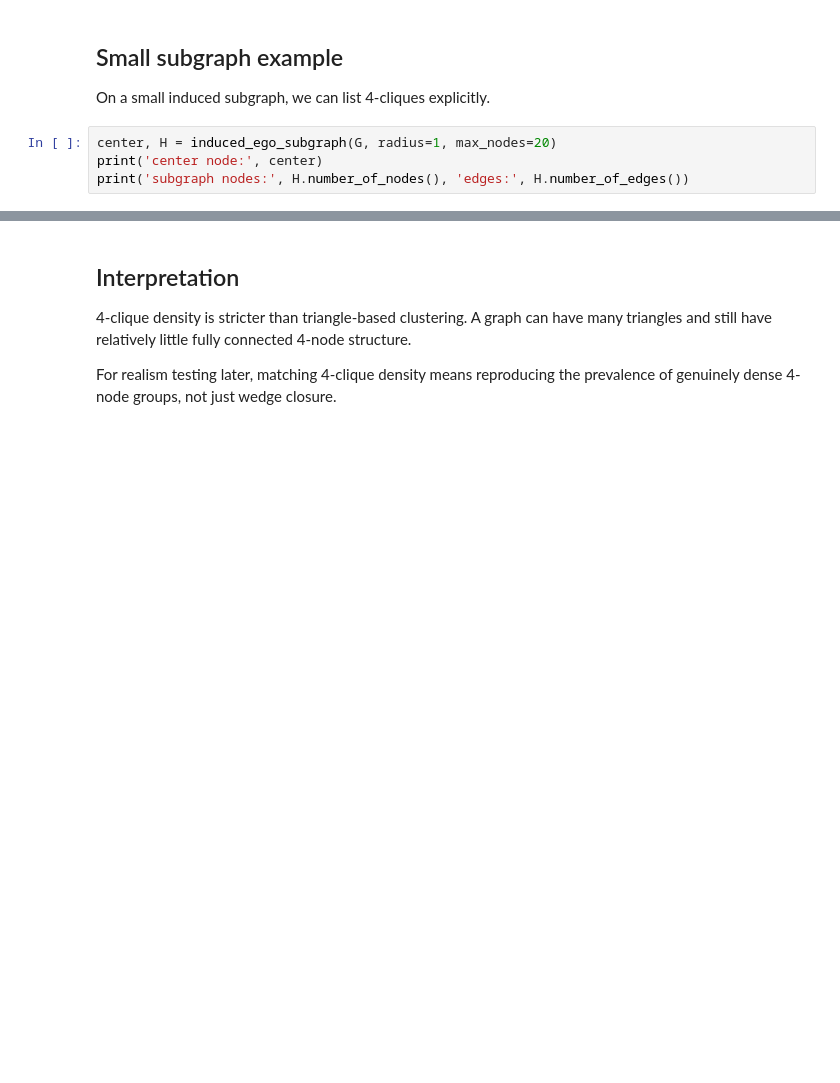
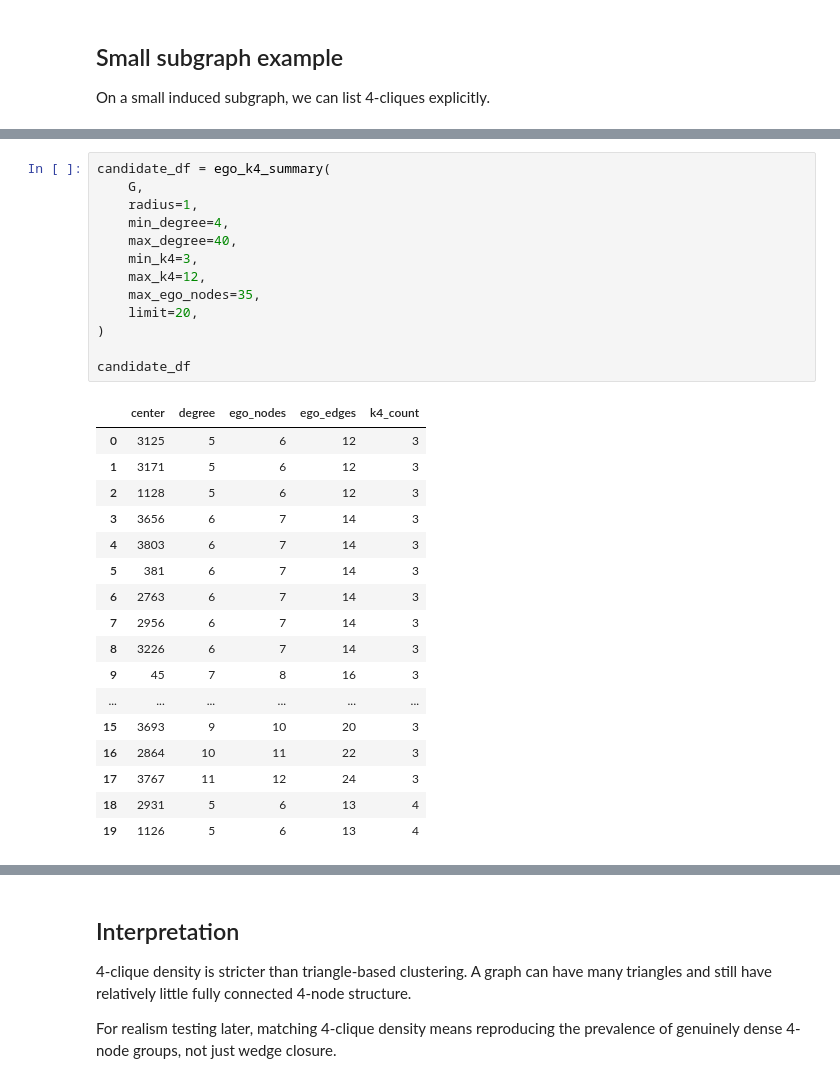
Before and after one commit to stfran/edge-probability-graph-model, a Jupyter notebook: cluster_analysis/facebook_k_density_walkthrough.ipynb, the cells around one changed output, grey strips where cells are left out. Drawn from its saved outputs; the diff is of its cells as text; blank space fills up the shorter version.

```diff
--- a/cluster_analysis/facebook_k_density_walkthrough.ipynb
+++ b/cluster_analysis/facebook_k_density_walkthrough.ipynb
@@ -80,7 +68,3 @@ pd.DataFrame([
 ## Small subgraph example
 
 On a small induced subgraph, we can list 4-cliques explicitly.
-# %%
-center, H = induced_ego_subgraph(G, radius=1, max_nodes=20)
-print('center node:', center)
-print('subgraph nodes:', H.number_of_nodes(), 'edges:', H.number_of_edges())
@@ -97,0 +115,31 @@ pd.DataFrame([
+# %%
+candidate_df = ego_k4_summary(
+    G,
+    radius=1,
+    min_degree=4,
+    max_degree=40,
+    min_k4=3,
+    max_k4=12,
+    max_ego_nodes=35,
+    limit=20,
+)
+
+candidate_df
+# %% [output]
+|  | center | degree | ego_nodes | ego_edges | k4_count |
+| 0 | 3125 | 5 | 6 | 12 | 3 |
+| 1 | 3171 | 5 | 6 | 12 | 3 |
+| 2 | 1128 | 5 | 6 | 12 | 3 |
+| 3 | 3656 | 6 | 7 | 14 | 3 |
+| 4 | 3803 | 6 | 7 | 14 | 3 |
+| 5 | 381 | 6 | 7 | 14 | 3 |
+| 6 | 2763 | 6 | 7 | 14 | 3 |
+| 7 | 2956 | 6 | 7 | 14 | 3 |
+| 8 | 3226 | 6 | 7 | 14 | 3 |
+| 9 | 45 | 7 | 8 | 16 | 3 |
+| ... | ... | ... | ... | ... | ... |
+| 15 | 3693 | 9 | 10 | 20 | 3 |
+| 16 | 2864 | 10 | 11 | 22 | 3 |
+| 17 | 3767 | 11 | 12 | 24 | 3 |
+| 18 | 2931 | 5 | 6 | 13 | 4 |
+| 19 | 1126 | 5 | 6 | 13 | 4 |
```
Also changed, not shown: parts of 10 cells of this notebook, 6 other files.
